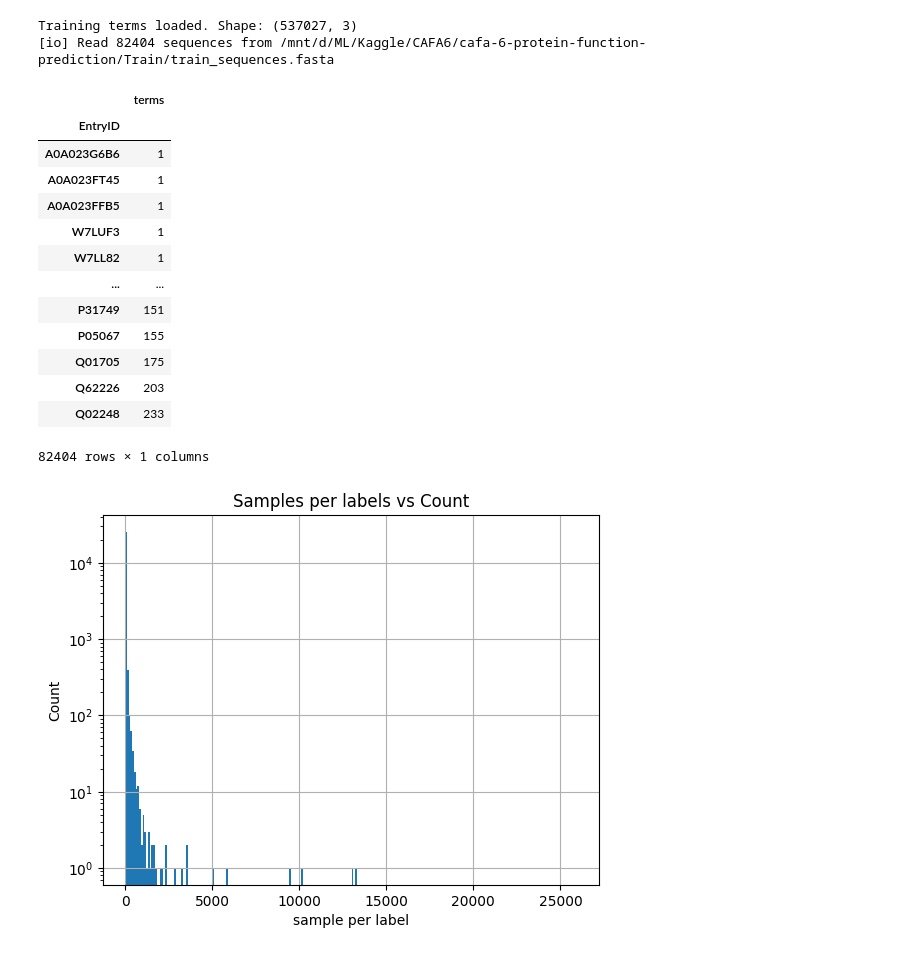
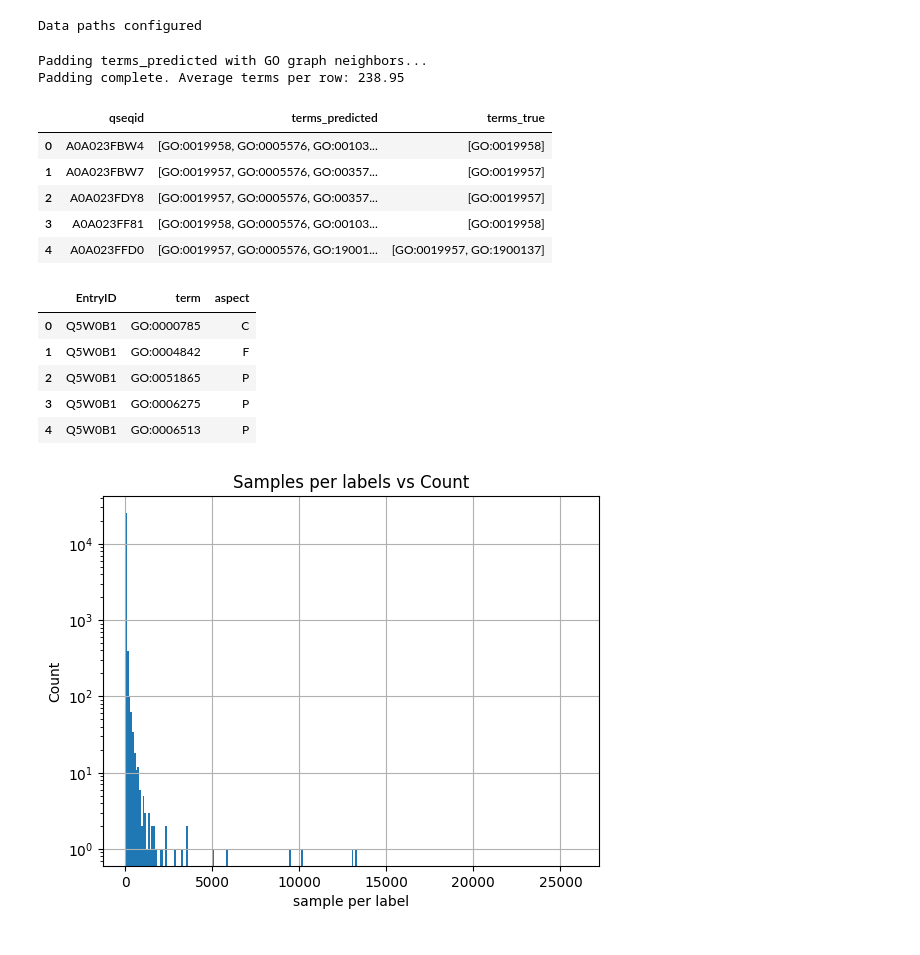
Before and after one commit to tnshp/CAFA6_embeds_model, a Jupyter notebook: dataset_analysis_2.ipynb, the cells around one changed output. Drawn from its saved outputs; the diff is of its cells as text; code cells hidden in the pictures.

Commit message:
Added proper train-test split

```diff
--- a/dataset_analysis_2.ipynb
+++ b/dataset_analysis_2.ipynb
@@ -19,9 +9,0 @@ Loading training embeddings...
-# %%
-BASE_PATH = "/mnt/d/ML/Kaggle/CAFA6/cafa-6-protein-function-prediction/"
-train_terms_df = pd.read_csv(os.path.join(BASE_PATH, 'Train/train_terms.tsv'), sep='\t')
-print(f"Training terms loaded. Shape: {train_terms_df.shape}")
-train_fasta_path = os.path.join(BASE_PATH, 'Train/train_sequences.fasta')
-train_sequences = read_fasta(train_fasta_path)
-# %% [output]
-Training terms loaded. Shape: (537027, 3)
-[io] Read 82404 sequences from /mnt/d/ML/Kaggle/CAFA6/cafa-6-protein-function-prediction/Train/train_sequences.fasta
@@ -30,18 +10,38 @@ train_ids = np.array(list(train_sequences.keys()))
-# %%
-train_terms_df.groupby('EntryID').agg(terms= ('term', 'count')).sort_values('terms')
-# %% [output]
-|  | terms |
-| EntryID |  |
-| A0A023G6B6 | 1 |
-| A0A023FT45 | 1 |
-| A0A023FFB5 | 1 |
-| W7LUF3 | 1 |
-| W7LL82 | 1 |
-| ... | ... |
-| P31749 | 151 |
-| P05067 | 155 |
-| Q01705 | 175 |
-| Q62226 | 203 |
-| Q02248 | 233 |
-82404 rows × 1 columns
+# %%
+# Define data paths
+data_paths = {
+    "knn_terms_df":         "/mnt/d/ML/Kaggle/CAFA6-new/uniprot/diamond_knn_predictions.parquet",
+    "train_terms_df":       "/mnt/d/ML/Kaggle/CAFA6/cafa-6-protein-function-prediction/Train/train_terms.tsv",
+    "go_obo_path":          "/mnt/d/ML/Kaggle/CAFA6/cafa-6-protein-function-prediction/Train/go-basic.obo",
+    "features_embeds_path": "/mnt/d/ML/Kaggle/CAFA6-new/Dataset/esm_t33_650M/train_embeds.npy",
+    "features_ids_path":    "/mnt/d/ML/Kaggle/CAFA6-new/Dataset/esm_t33_650M/train_ids.npy",
+    "go_embeds_paths":      "/mnt/d/ML/Kaggle/CAFA6-new/uniprot/go_embeddings.pkl"
+}
+
+print("Data paths configured")
+# %% [output]
+Data paths configured
+# %%
+data = prepare_data(data_paths)
+# %% [output]
+Padding terms_predicted with GO graph neighbors...
+Padding complete. Average terms per row: 238.95
+# %%
+data['seq_2_terms'].head()
+# %% [output]
+|  | qseqid | terms_predicted | terms_true |
+| 0 | A0A023FBW4 | [GO:0019958, GO:0005576, GO:00103... | [GO:0019958] |
+| 1 | A0A023FBW7 | [GO:0019957, GO:0005576, GO:00357... | [GO:0019957] |
+| 2 | A0A023FDY8 | [GO:0019957, GO:0005576, GO:00357... | [GO:0019957] |
+| 3 | A0A023FF81 | [GO:0019958, GO:0005576, GO:00103... | [GO:0019958] |
+| 4 | A0A023FFD0 | [GO:0019957, GO:0005576, GO:19001... | [GO:0019957, GO:1900137] |
+# %%
+data['train_terms'].head()
+# %% [output]
+|  | EntryID | term | aspect |
+| 0 | Q5W0B1 | GO:0000785 | C |
+| 1 | Q5W0B1 | GO:0004842 | F |
+| 2 | Q5W0B1 | GO:0051865 | P |
+| 3 | Q5W0B1 | GO:0006275 | P |
+| 4 | Q5W0B1 | GO:0006513 | P |
 # %%
```
Also changed, not shown: parts of 8 cells of this notebook, 11 other files.
